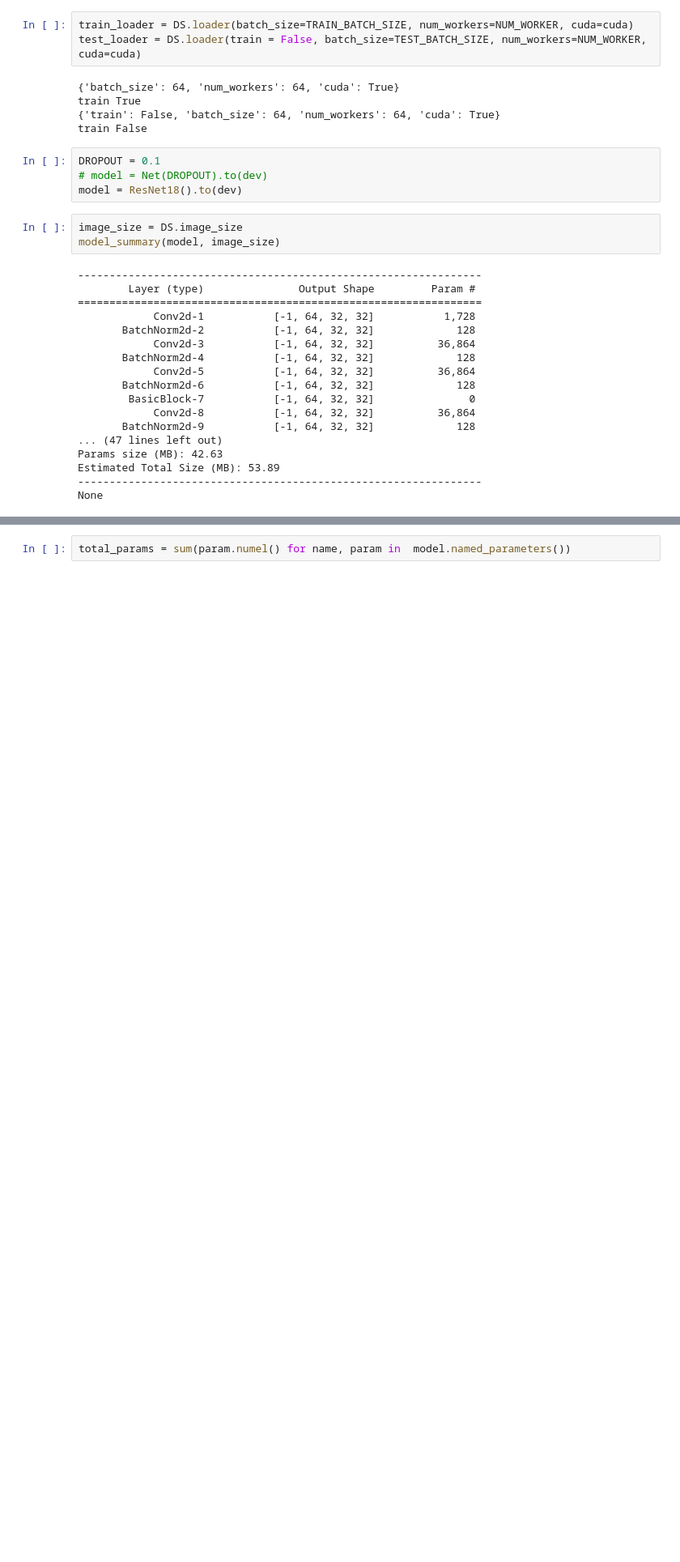
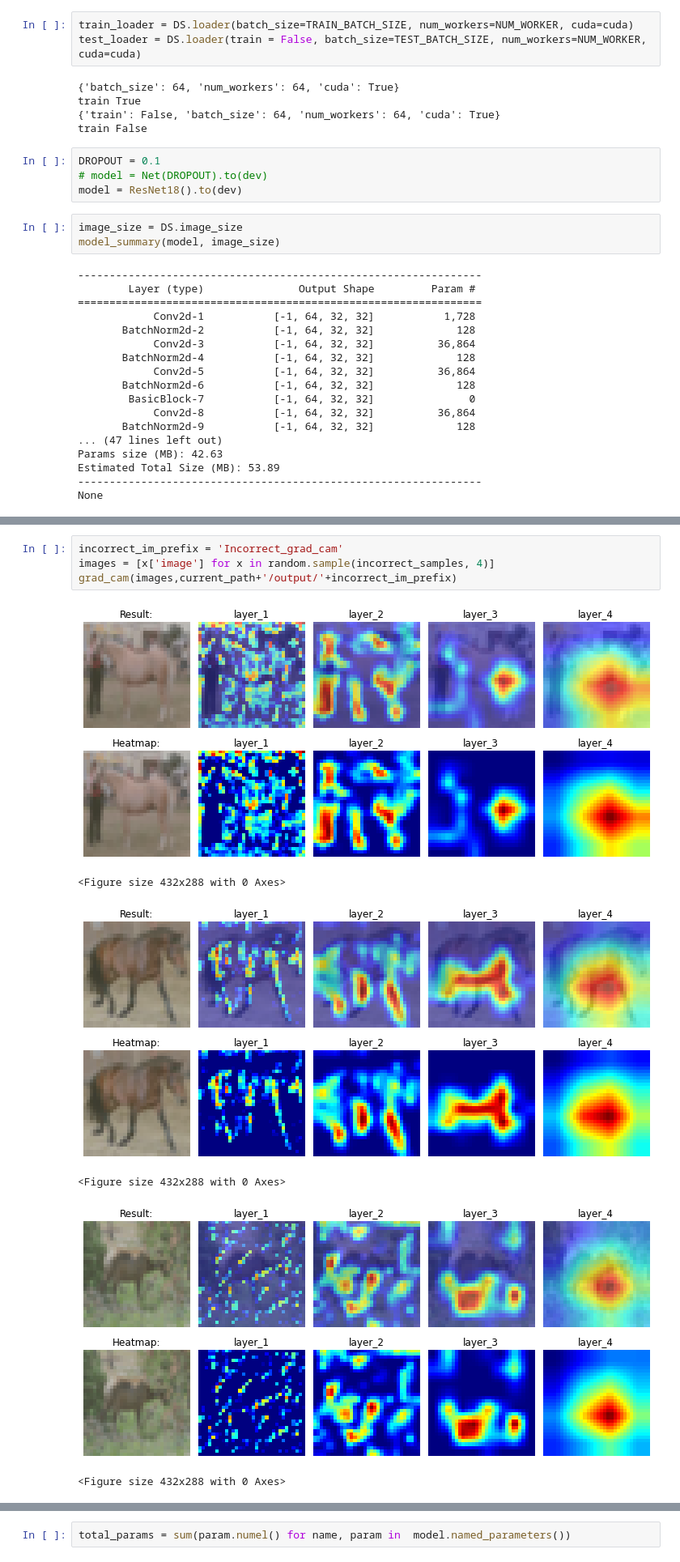
Before and after one commit to bleamer/eva5, a Jupyter notebook: w9-Data Augmentation/w9.ipynb, the cells around one changed output, grey strips where cells are left out. Shown: that part at 81% size. Cells and saved outputs as stored; diff of their text form; blank space fills up the shorter version.

```diff
--- a/w9-Data Augmentation/w9.ipynb
+++ b/w9-Data Augmentation/w9.ipynb
@@ -144,0 +230,11 @@ plt.show()
+# %%
+incorrect_im_prefix = 'Incorrect_grad_cam'
+images = [x['image'] for x in random.sample(incorrect_samples, 4)]
+grad_cam(images,current_path+'/output/'+incorrect_im_prefix)
+# %% [output]
+[figure, added]
+<Figure size 432x288 with 0 Axes>
+[figure, added]
+<Figure size 432x288 with 0 Axes>
+[figure, added]
+<Figure size 432x288 with 0 Axes>
```
Also changed, not shown: parts of 18 cells of this notebook.
